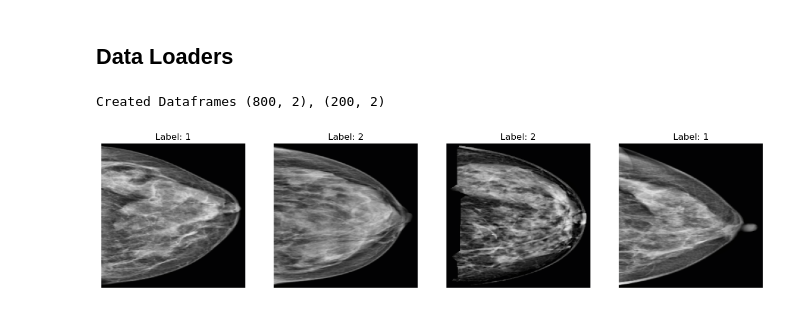
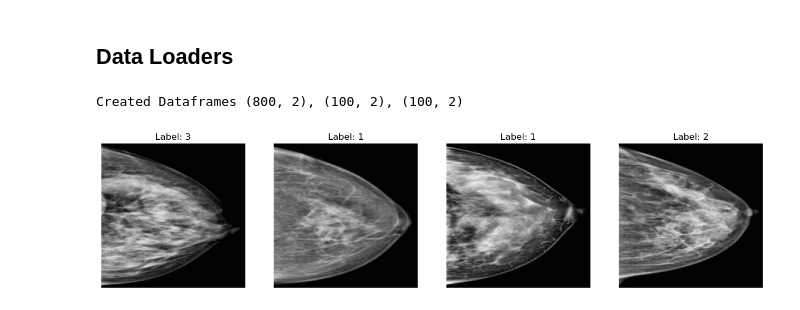
Before and after one commit to sinatb/breast-cancer-agent, a Jupyter notebook: dataset/dataset analysis.ipynb, the cells around one changed output. Saved outputs shown, nothing was run; the diff lists cells and outputs as text; code cells hidden in the pictures.

Commit message:
finetune-012 : fixed import issues and added validation set to dataloaders.

```diff
--- a/dataset/dataset analysis.ipynb
+++ b/dataset/dataset analysis.ipynb
@@ -68,8 +68,8 @@ plt.show()
 # %% [markdown]
 ## Data Loaders
 # %%
-train_loader, test_loader = create_dataloaders(batch_size=8)
+train_loader, val_loader, test_loader = create_dataloaders(batch_size=8)
 show_batch(train_loader)
 # %% [output]
-Created Dataframes (800, 2), (200, 2)
+Created Dataframes (800, 2), (100, 2), (100, 2)
-[figure, old version]
+[figure, new version]
```
Also changed, not shown: 3 other files.
